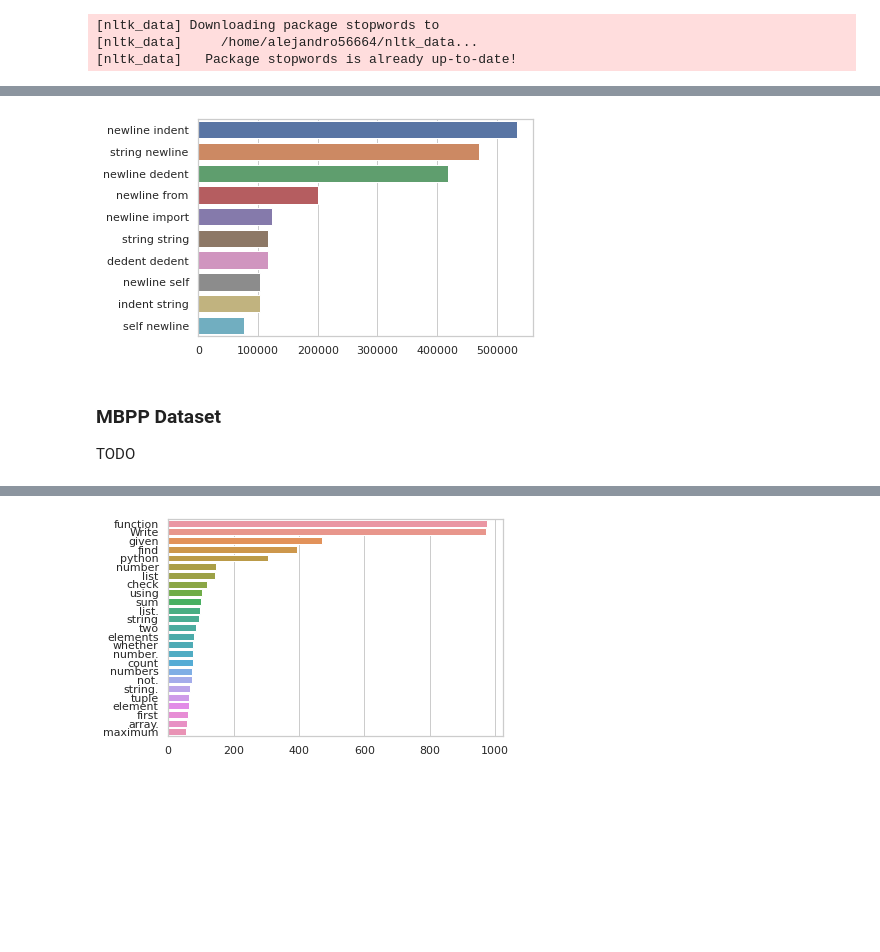
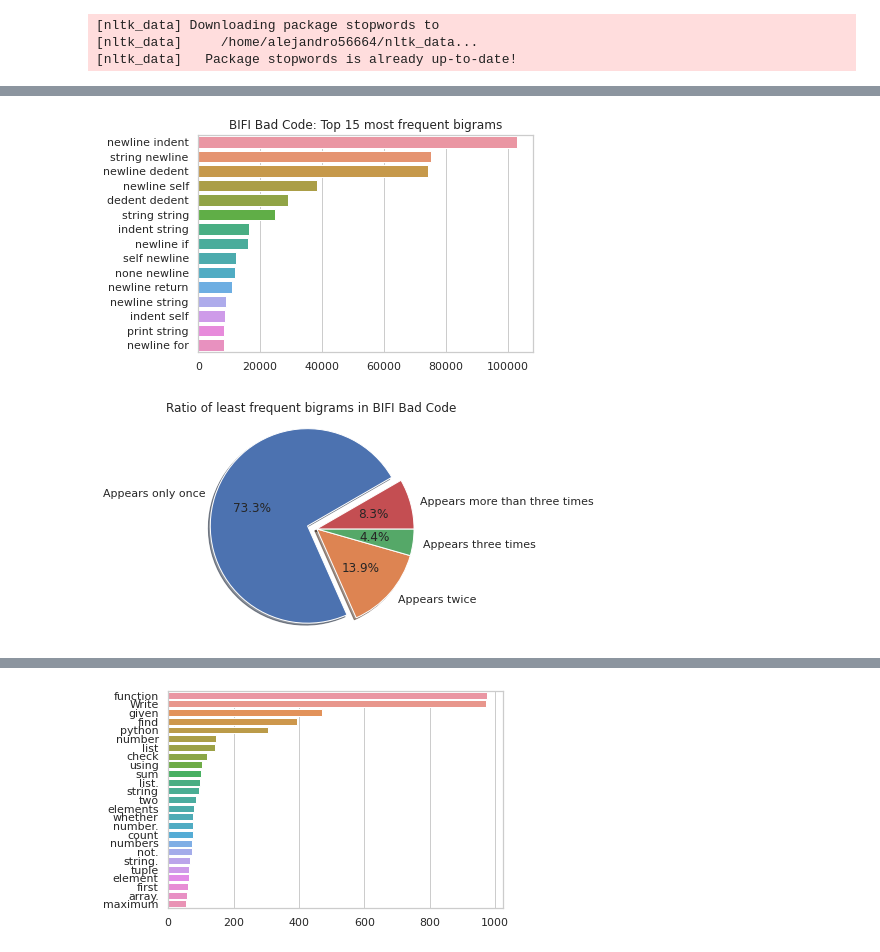
Before and after one commit to alejandro56664-2/final-project-intro-ds-2022-1, a Jupyter notebook: 3_eda/exploratory_data_analysis.ipynb, the cells around one changed output, grey strips where cells are left out. Cells and saved outputs as stored; diff of their text form; code cells hidden in the pictures; blank space fills up the shorter version.

```diff
--- a/3_eda/exploratory_data_analysis.ipynb
+++ b/3_eda/exploratory_data_analysis.ipynb
@@ -537,8 +522,0 @@ plot_top_ngrams_barchart(bad_code_df['code_toks_joined'])
-# %%
-plot_top_ngrams_barchart(good_code_df['code_toks_joined'])
-# %% [output]
-[figure, removed]
-# %% [markdown]
-### MBPP Dataset
-
-TODO
@@ -544,0 +557,10 @@ TODO
+# %%
+top_n_bigrams=_get_top_ngram(bad_code_df['code_toks_joined'],n=2)
+# %%
+plot_top_ngrams_barchart('BIFI Bad Code', top_n_bigrams)
+# %% [output]
+[figure, added]
+# %%
+plot_ratio_infrequent_ngrams_pie('BIFI Bad Code', top_n_bigrams)
+# %% [output]
+[figure, added]
```
Also changed, not shown: parts of 21 cells of this notebook.
